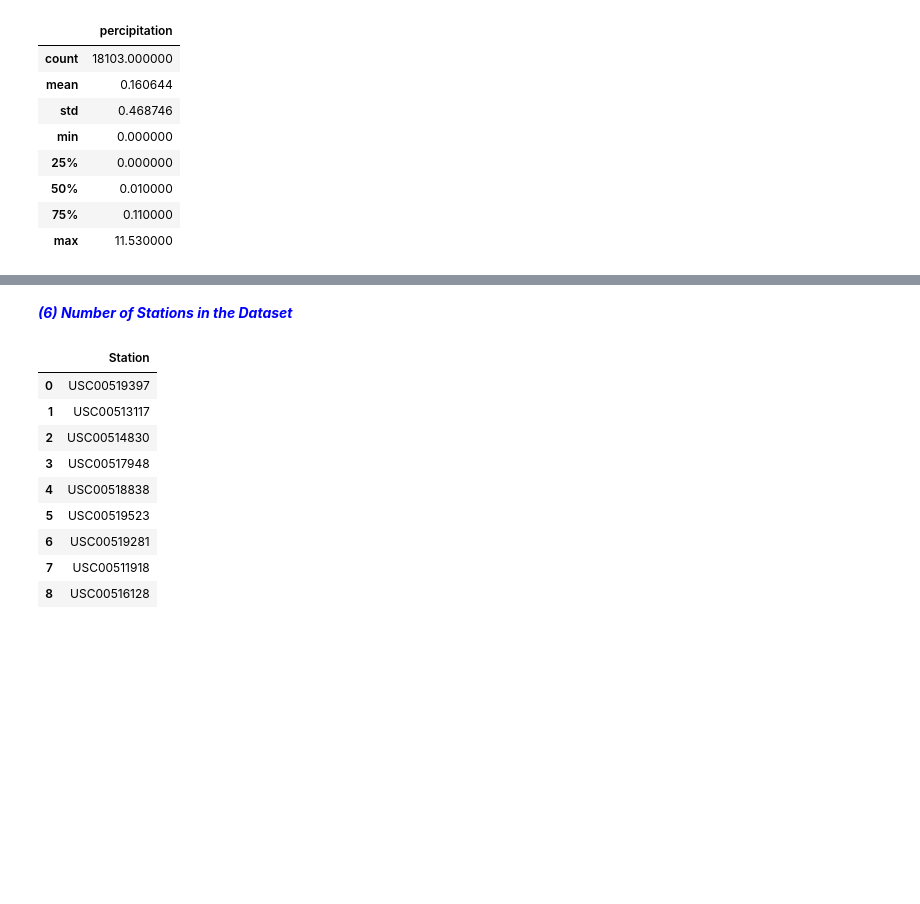
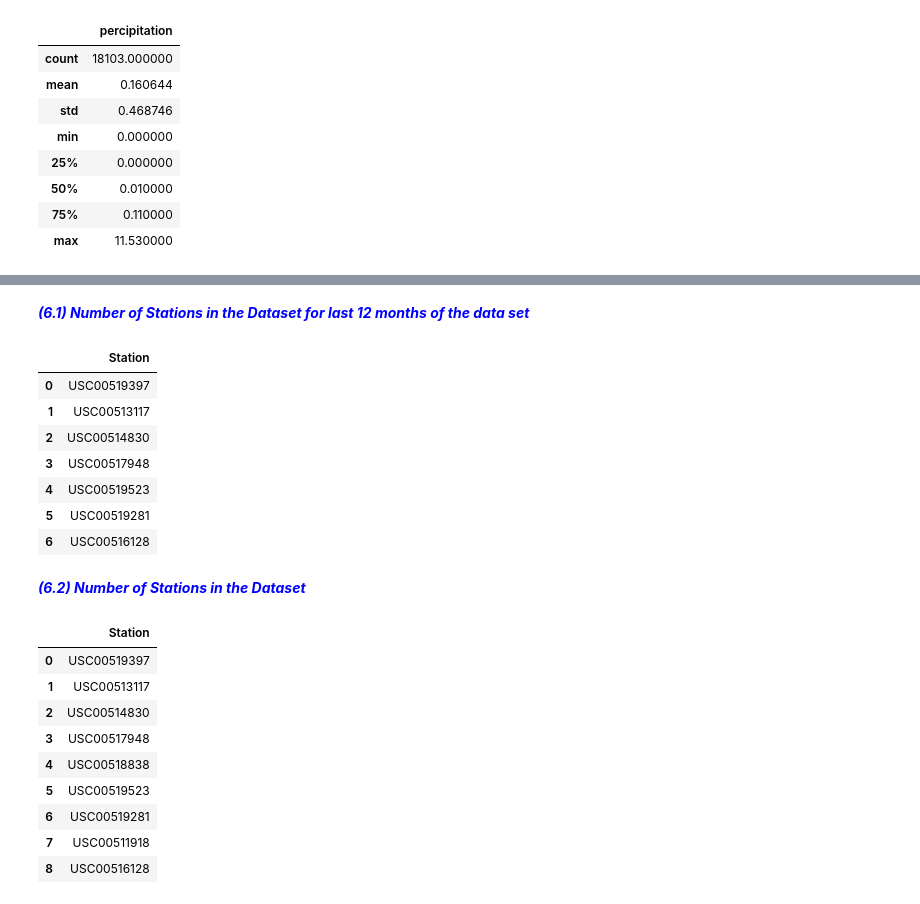
Before and after one commit to xaskoiking/HW_11_Advanced-Data-Storage-and-Retrieval, a Jupyter notebook: climate_starter.ipynb, the cells around one changed output, grey strips where cells are left out. Saved outputs shown, nothing was run; the diff lists cells and outputs as text; code cells hidden in the pictures; blank space fills up the shorter version.

```diff
--- a/climate_starter.ipynb
+++ b/climate_starter.ipynb
@@ -272,5 +381,21 @@ dfAll.describe()
+# %% [markdown]
+<b><font color='blue'>_(6.1) Number of Stations in the Dataset for last 12 months of the data set_</font>
+# %%
+measurementDataStationLast12MonthsDataSet = session.query(Measurement.station). filter(Measurement.date > getRequestedDateForGivenDate('2017-08-23')  ).distinct().all()
+measurementDataStationLast12MonthsDataSet
+dfmeasurementDataStationLast12MonthsDataSet = pd.DataFrame(measurementDataStationLast12MonthsDataSet, columns=['Station'])
+dfmeasurementDataStationLast12MonthsDataSet
+# %% [output]
+|  | Station |
+| 0 | USC00519397 |
+| 1 | USC00513117 |
+| 2 | USC00514830 |
+| 3 | USC00517948 |
+| 4 | USC00519523 |
+| 5 | USC00519281 |
+| 6 | USC00516128 |
 # %% [markdown]
-<b><font color='blue'>_(6) Number of Stations in the Dataset_</font>
+<b><font color='blue'>_(6.2) Number of Stations in the Dataset_</font>
 # %%
 measurementDataStation = session.query(Measurement.station).distinct().all()
 measurementDataStation
```
Also changed, not shown: parts of 34 cells of this notebook.
